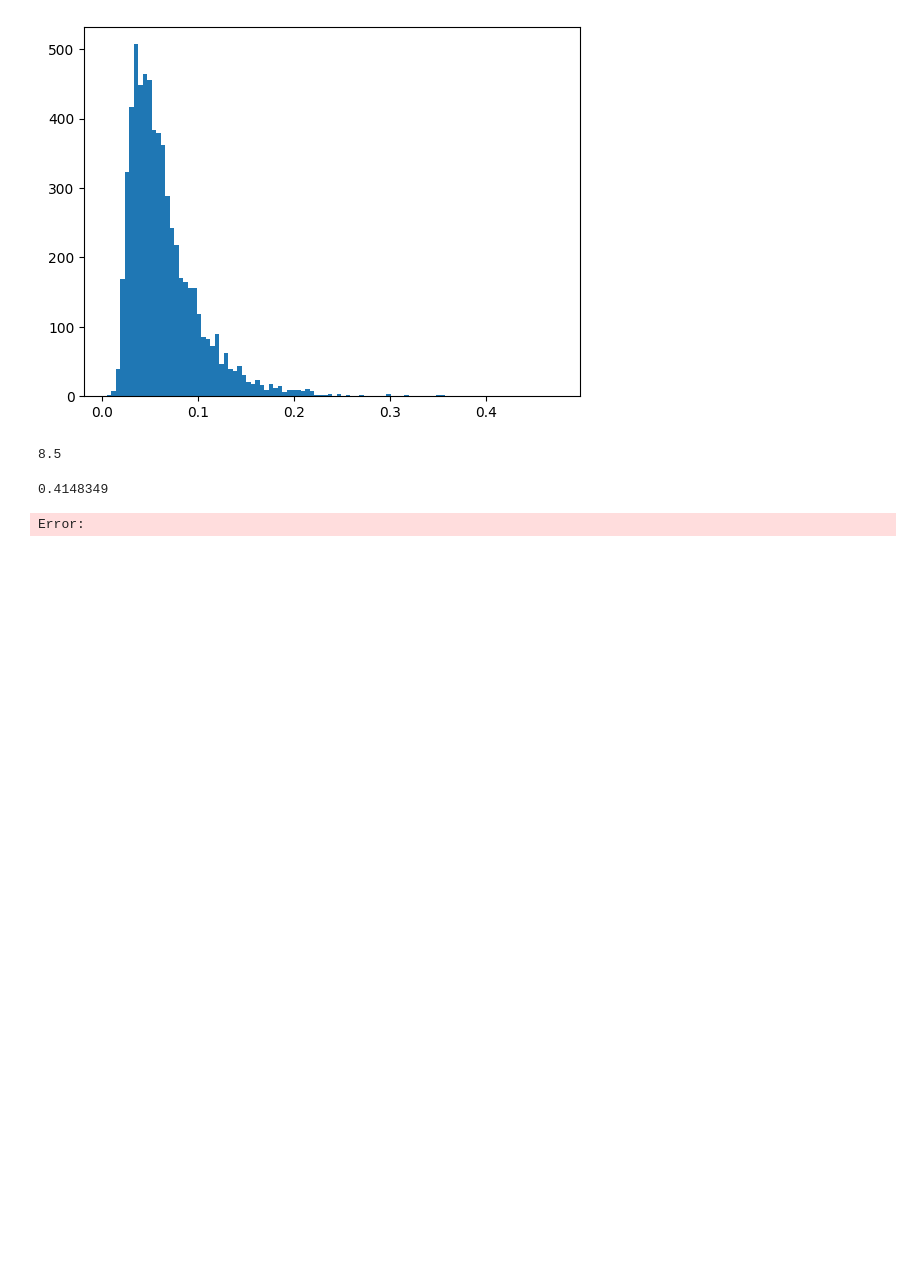
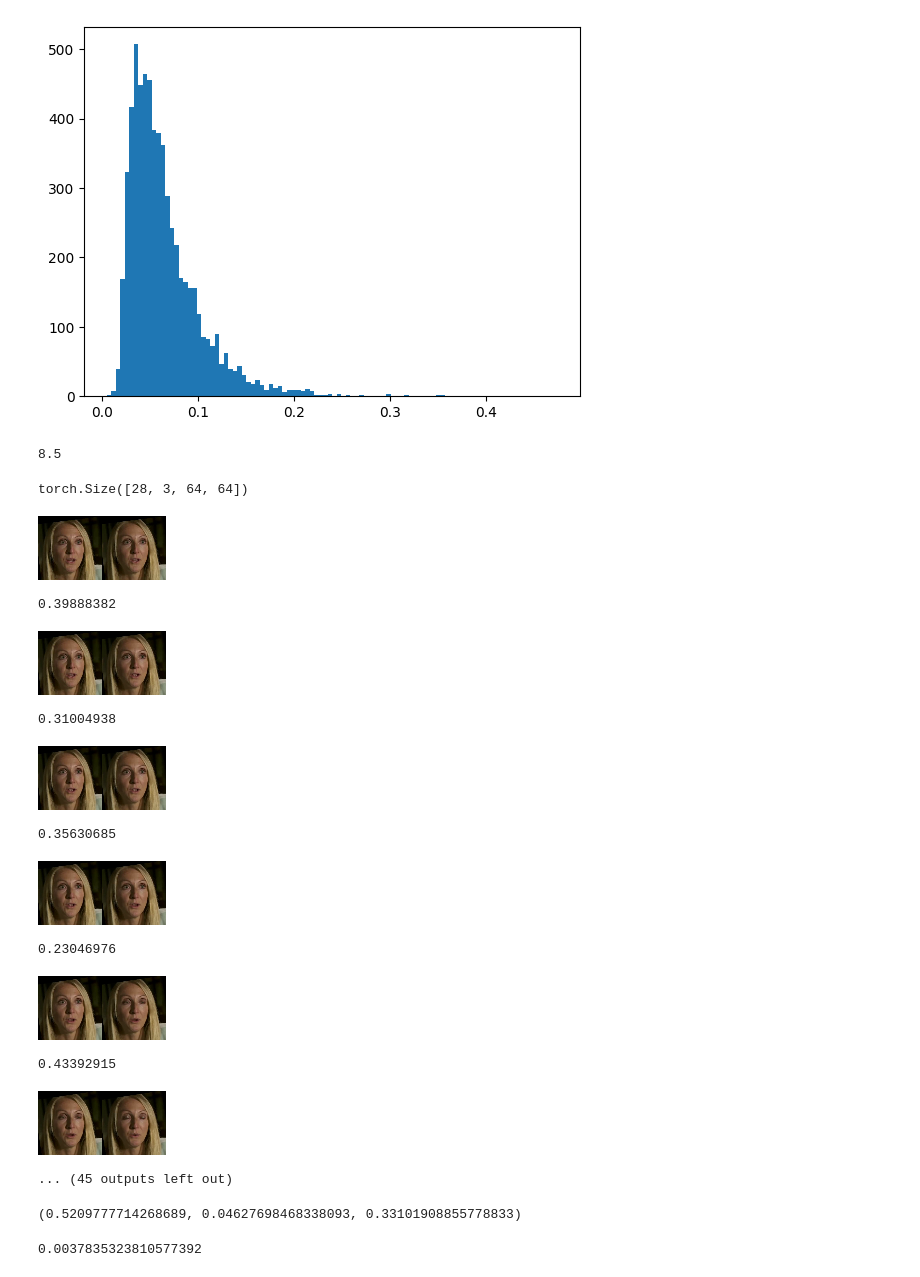
Before and after one commit to antonibigata/generative-models, a Jupyter notebook: notebooks/optical_flow.ipynb, the cells around one changed output. Saved outputs shown, nothing was run; the diff lists cells and outputs as text; code cells hidden in the pictures; blank space fills up the shorter version.

```diff
--- a/notebooks/optical_flow.ipynb
+++ b/notebooks/optical_flow.ipynb
@@ -101,27 +101,53 @@ plt.hist(all_magnitudes, bins=100)
 # %% [output]
 8.5
 # %%
+import cv2
+import numpy as np
+from torchvision.io import read_video
+import torch
+from tqdm import tqdm
+from PIL import Image
+
 # read video
-video, audio, info = read_video("/home/abigata/PhD/code/generative-models/outputs/simple_video_sample/svd/000000.mp4", output_format="TCHW")
-interval = int(info["video_fps"] / 2)  # For 25 fps, this will be 12 or 13
-video = torch.nn.functional.interpolate(video, size=(64,64))
+video, audio, info = read_video("/data2/Datasets/LRW/video/TRUST/val/TRUST_00023.mp4", output_format="TCHW")
+# interval = int(info["video_fps"] / 2)  # For 25 fps, this will be 12 or 13
+interval = 1
+video = torch.nn.functional.interpolate(video, size=(64, 64))
 
 prev_video = video[:-1]
 video = video[1:]
 magnitude = []
+image_diff = []
+print(video.shape)
 for frame_count, (img_prev, img) in enumerate(zip(prev_video, video)):  # iterate over batch
 
     if frame_count % interval == 0:
+        # Plot image prev and image
+        image_diff += [torch.norm(img_prev.float() / 255.0 - img.float() / 255.0)]
+        cat_images = torch.cat([img_prev, img], dim=2)
+        cat_images = Image.fromarray(cat_images.numpy().transpose(1, 2, 0).astype(np.uint8))
+        display(cat_images)
         # convert to grayscale
         img_prev = cv2.cvtColor(img_prev.numpy().transpose(1, 2, 0), cv2.COLOR_RGB2GRAY)
         img = cv2.cvtColor(img.numpy().transpose(1, 2, 0), cv2.COLOR_RGB2GRAY)
         # estimate optical flow
         flow = cv2.calcOpticalFlowFarneback(img_prev, img, None, 0.5, 3, 15, 3, 5, 1.2, 0)
         magn, _ = cv2.cartToPolar(flow[..., 0], flow[..., 1])
-        magnitude.append(magn)
-magnitude = np.mean(magnitude)
+        magnitude.append(magn.mean())
+        print(magn.mean())
+
+# magnitude = np.mean(magnitude)
+# %% [output]
+torch.Size([28, 3, 64, 64])
+[figure, added]
+0.39888382
+[figure, added]
+0.31004938
+[figure, added]
+0.35630685
+[figure, added]
+0.23046976
+[figure, added]
+0.43392915
+[figure, added]
+... (45 outputs left out)
-# %%
-magnitude
-# %% [output]
-0.4148349
-Error:
@@ -127,0 +234,19 @@ Error:
+# %%
+res = np.array(results)[:, -1]
+res.max(), res.min(), res.mean()
+# %% [output]
+(0.5209777714268689, 0.04627698468338093, 0.33101908855778833)
+# %%
+import time
+
+start_time = time.time()
+total_time = 0
+n_repeat = 1000
+# Compte timing for ssim
+for _ in range(n_repeat):
+    (ssim(prev.numpy().transpose(1, 2, 0), curr.numpy().transpose(1, 2, 0), channel_axis=2) * 2 - 1)
+    total_time += time.time() - start_time
+    start_time = time.time()
+print(total_time / n_repeat)
+# %% [output]
+0.0037835323810577392
```
Also changed, not shown: parts of 6 cells of this notebook, 21 other files.
